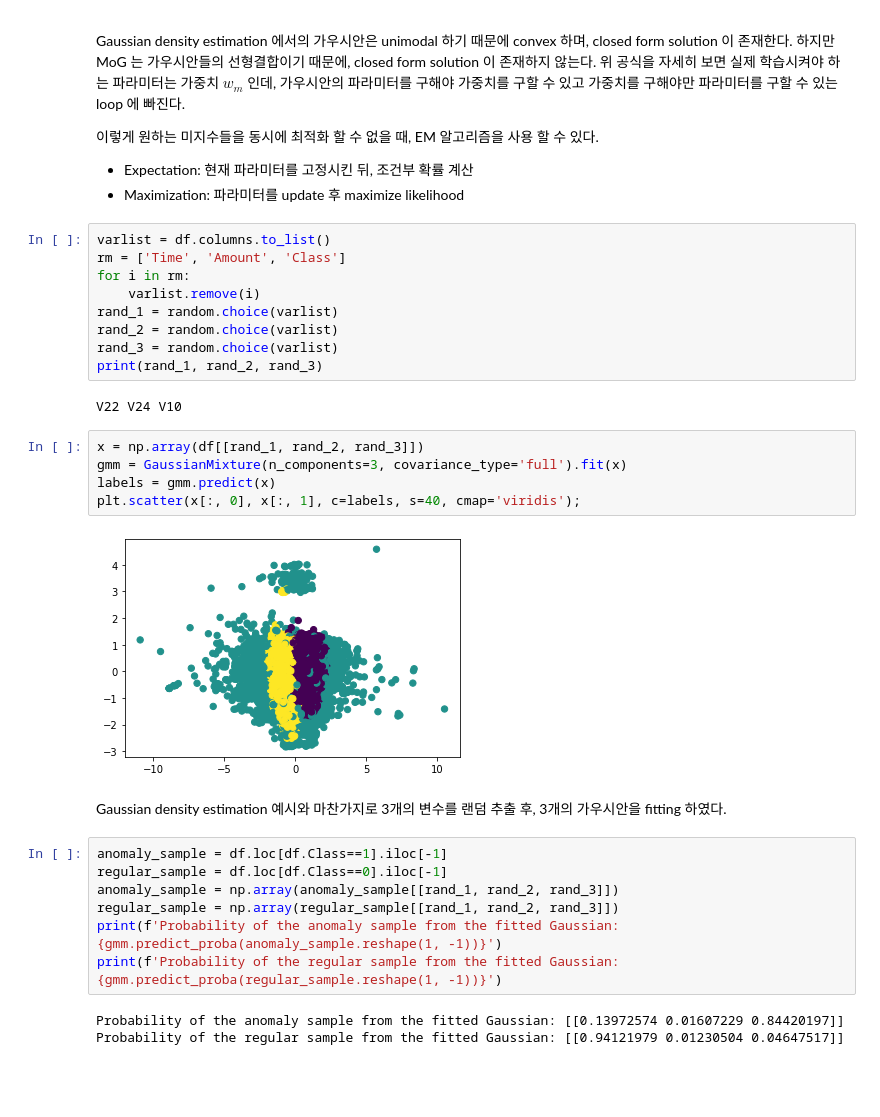
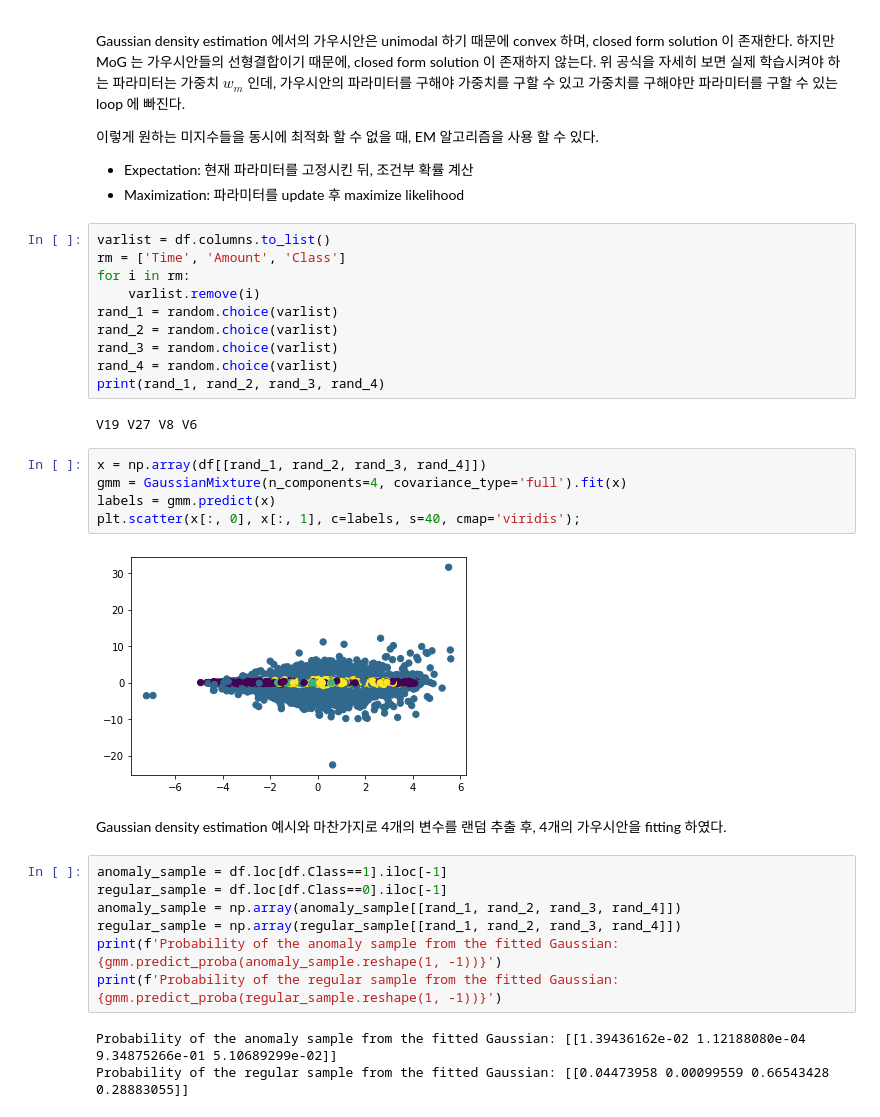
Before and after one commit to tomtom1103/The_Helvetica_Scenario, a Jupyter notebook: anomaly_detection/anomaly_detection_tutorial.ipynb, the cells around one changed output. Cells and saved outputs as stored; diff of their text form; blank space fills up the shorter version.

```diff
--- a/anomaly_detection/anomaly_detection_tutorial.ipynb
+++ b/anomaly_detection/anomaly_detection_tutorial.ipynb
@@ -222,25 +163,26 @@ for i in rm:
 rand_1 = random.choice(varlist)
 rand_2 = random.choice(varlist)
 rand_3 = random.choice(varlist)
-print(rand_1, rand_2, rand_3)
+rand_4 = random.choice(varlist)
+print(rand_1, rand_2, rand_3, rand_4)
 # %% [output]
-V22 V24 V10
+V19 V27 V8 V6
 # %%
-x = np.array(df[[rand_1, rand_2, rand_3]])
-gmm = GaussianMixture(n_components=3, covariance_type='full').fit(x)
+x = np.array(df[[rand_1, rand_2, rand_3, rand_4]])
+gmm = GaussianMixture(n_components=4, covariance_type='full').fit(x)
 labels = gmm.predict(x)
 plt.scatter(x[:, 0], x[:, 1], c=labels, s=40, cmap='viridis');
 # %% [output]
-[figure, old version]
+[figure, new version]
 # %% [markdown]
-Gaussian density estimation 예시와 마찬가지로 3개의 변수를 랜덤 추출 후, 3개의 가우시안을 fitting 하였다.
+Gaussian density estimation 예시와 마찬가지로 4개의 변수를 랜덤 추출 후, 4개의 가우시안을 fitting 하였다.
 # %%
 anomaly_sample = df.loc[df.Class==1].iloc[-1]
 regular_sample = df.loc[df.Class==0].iloc[-1]
-anomaly_sample = np.array(anomaly_sample[[rand_1, rand_2, rand_3]])
-regular_sample = np.array(regular_sample[[rand_1, rand_2, rand_3]])
+anomaly_sample = np.array(anomaly_sample[[rand_1, rand_2, rand_3, rand_4]])
+regular_sample = np.array(regular_sample[[rand_1, rand_2, rand_3, rand_4]])
 print(f'Probability of the anomaly sample from the fitted Gaussian: {gmm.predict_proba(anomaly_sample.reshape(1, -1))}')
 print(f'Probability of the regular sample from the fitted Gaussian: {gmm.predict_proba(regular_sample.reshape(1, -1))}')
 # %% [output]
-Probability of the anomaly sample from the fitted Gaussian: [[0.13972574 0.01607229 0.84420197]]
-Probability of the regular sample from the fitted Gaussian: [[0.94121979 0.01230504 0.04647517]]
+Probability of the anomaly sample from the fitted Gaussian: [[1.39436162e-02 1.12188080e-04 9.34875266e-01 5.10689299e-02]]
+Probability of the regular sample from the fitted Gaussian: [[0.04473958 0.00099559 0.66543428 0.28883055]]
```
Also changed, not shown: parts of 46 cells of this notebook, 12 other files.
